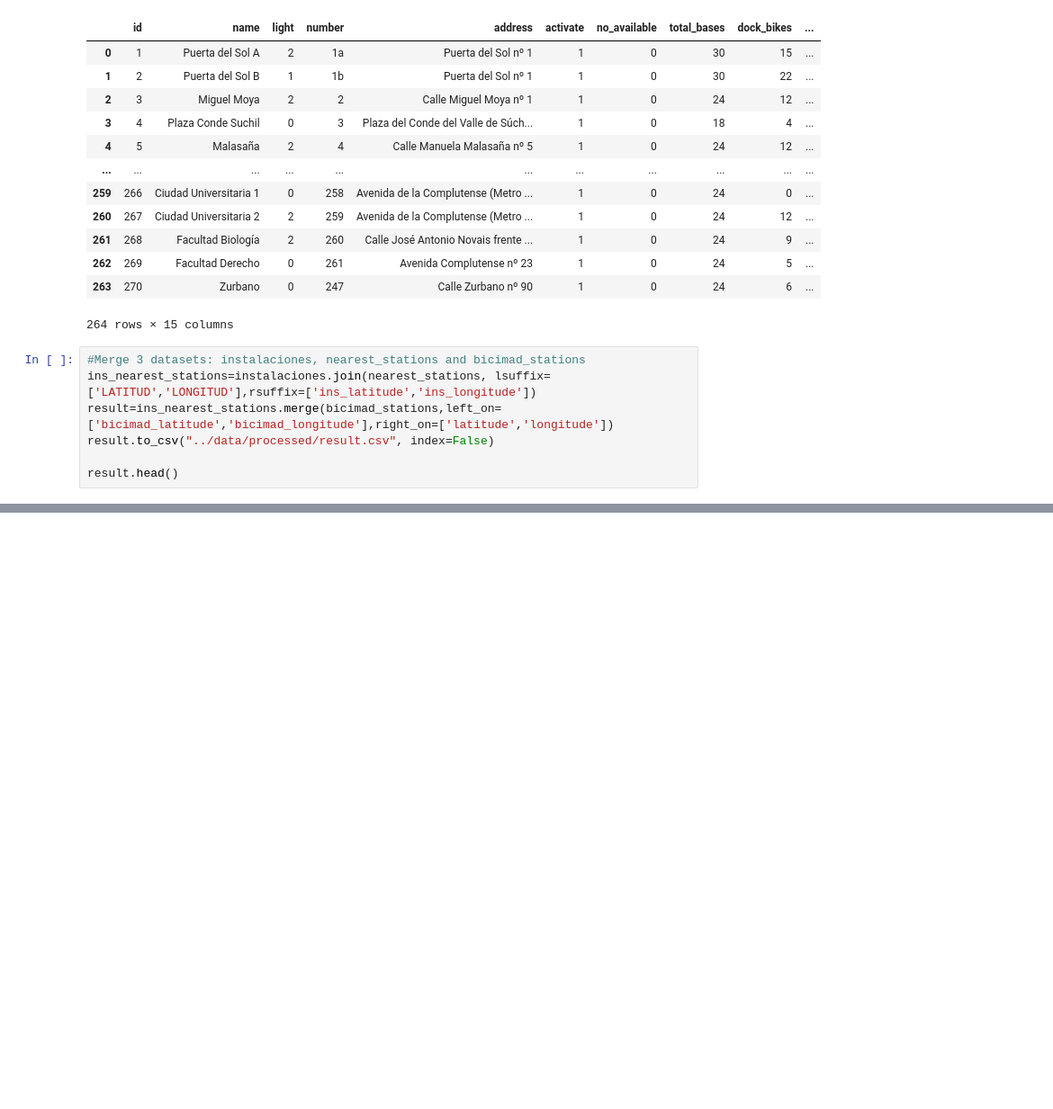
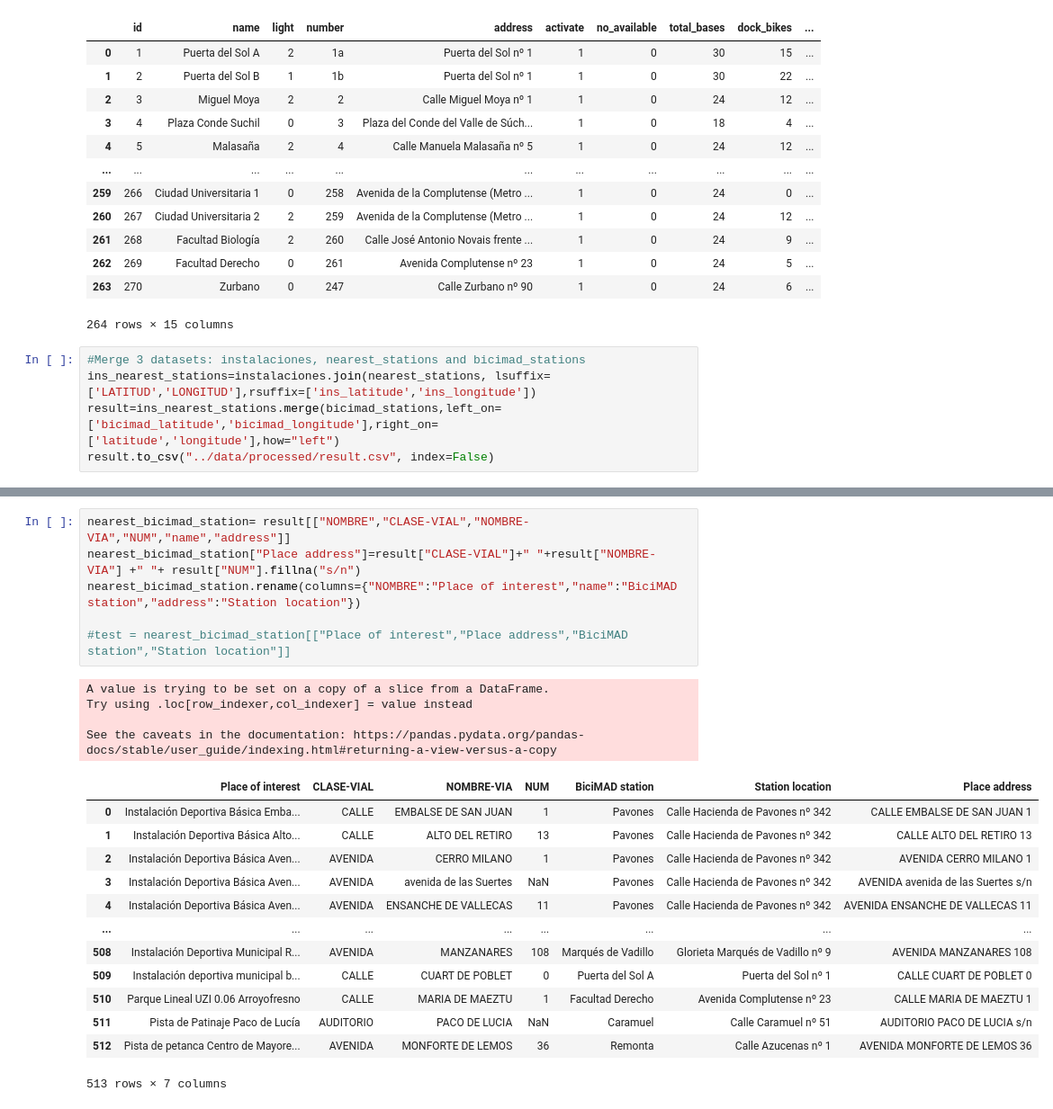
Before and after one commit to ivanrepi/data_pipeline_project_m1, a Jupyter notebook: notebooks/nearest_stations.ipynb, the cells around one changed output, grey strips where cells are left out. Shown at 90% size. Saved outputs shown, nothing was run; the diff lists cells and outputs as text; blank space fills up the shorter version.

```diff
--- a/notebooks/nearest_stations.ipynb
+++ b/notebooks/nearest_stations.ipynb
@@ -43,7 +43,5 @@ bicimad_stations
 # %%
 #Merge 3 datasets: instalaciones, nearest_stations and bicimad_stations
 ins_nearest_stations=instalaciones.join(nearest_stations, lsuffix=['LATITUD','LONGITUD'],rsuffix=['ins_latitude','ins_longitude'])
-result=ins_nearest_stations.merge(bicimad_stations,left_on=['bicimad_latitude','bicimad_longitude'],right_on=['latitude','longitude'])
+result=ins_nearest_stations.merge(bicimad_stations,left_on=['bicimad_latitude','bicimad_longitude'],right_on=['latitude','longitude'],how="left")
 result.to_csv("../data/processed/result.csv", index=False)
-
-result.head()
@@ -57,0 +64,24 @@ result.head()
+# %%
+nearest_bicimad_station= result[["NOMBRE","CLASE-VIAL","NOMBRE-VIA","NUM","name","address"]]
+nearest_bicimad_station["Place address"]=result["CLASE-VIAL"]+" "+result["NOMBRE-VIA"] +" "+ result["NUM"].fillna("s/n")
+nearest_bicimad_station.rename(columns={"NOMBRE":"Place of interest","name":"BiciMAD station","address":"Station location"})
+
+#test = nearest_bicimad_station[["Place of interest","Place address","BiciMAD station","Station location"]]
+# %% [output]
+A value is trying to be set on a copy of a slice from a DataFrame.
+Try using .loc[row_indexer,col_indexer] = value instead
+
+See the caveats in the documentation: https://pandas.pydata.org/pandas-docs/stable/user_guide/indexing.html#returning-a-view-versus-a-copy
+|  | Place of interest | CLASE-VIAL | NOMBRE-VIA | NUM | BiciMAD station | Station location | Place address |
+| 0 | Instalación Deportiva Básica Emba... | CALLE | EMBALSE DE SAN JUAN | 1 | Pavones | Calle Hacienda de Pavones nº 342 | CALLE EMBALSE DE SAN JUAN 1 |
+| 1 | Instalación Deportiva Básica Alto... | CALLE | ALTO DEL RETIRO | 13 | Pavones | Calle Hacienda de Pavones nº 342 | CALLE ALTO DEL RETIRO 13 |
+| 2 | Instalación Deportiva Básica Aven... | AVENIDA | CERRO MILANO | 1 | Pavones | Calle Hacienda de Pavones nº 342 | AVENIDA CERRO MILANO 1 |
+| 3 | Instalación Deportiva Básica Aven... | AVENIDA | avenida de las Suertes | NaN | Pavones | Calle Hacienda de Pavones nº 342 | AVENIDA avenida de las Suertes s/n |
+| 4 | Instalación Deportiva Básica Aven... | AVENIDA | ENSANCHE DE VALLECAS | 11 | Pavones | Calle Hacienda de Pavones nº 342 | AVENIDA ENSANCHE DE VALLECAS 11 |
+| ... | ... | ... | ... | ... | ... | ... | ... |
+| 508 | Instalación Deportiva Municipal R... | AVENIDA | MANZANARES | 108 | Marqués de Vadillo | Glorieta Marqués de Vadillo nº 9 | AVENIDA MANZANARES 108 |
+| 509 | Instalación deportiva municipal b... | CALLE | CUART DE POBLET | 0 | Puerta del Sol A | Puerta del Sol nº 1 | CALLE CUART DE POBLET 0 |
+| 510 | Parque Lineal UZI 0.06 Arroyofresno | CALLE | MARIA DE MAEZTU | 1 | Facultad Derecho | Avenida Complutense nº 23 | CALLE MARIA DE MAEZTU 1 |
+| 511 | Pista de Patinaje Paco de Lucía | AUDITORIO | PACO DE LUCIA | NaN | Caramuel | Calle Caramuel nº 51 | AUDITORIO PACO DE LUCIA s/n |
+| 512 | Pista de petanca Centro de Mayore... | AVENIDA | MONFORTE DE LEMOS | 36 | Remonta | Calle Azucenas nº 1 | AVENIDA MONFORTE DE LEMOS 36 |
+513 rows × 7 columns
```
Also changed, not shown: parts of 3 cells of this notebook, 3 other files.
